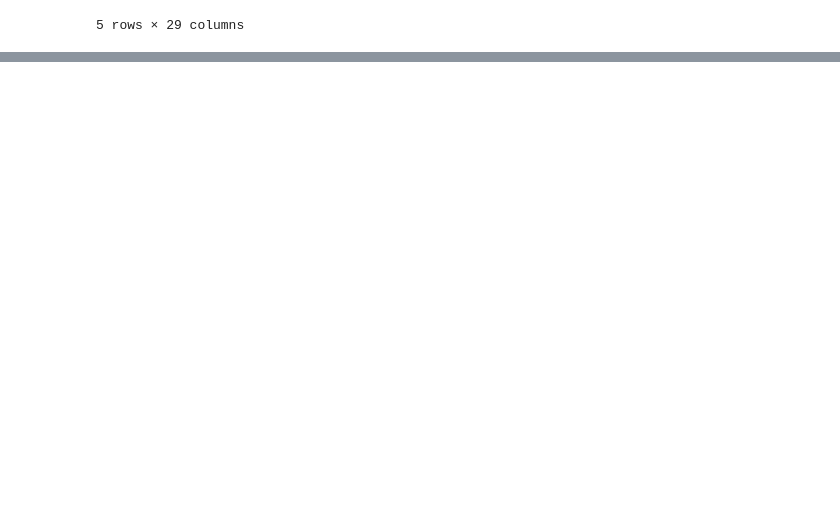
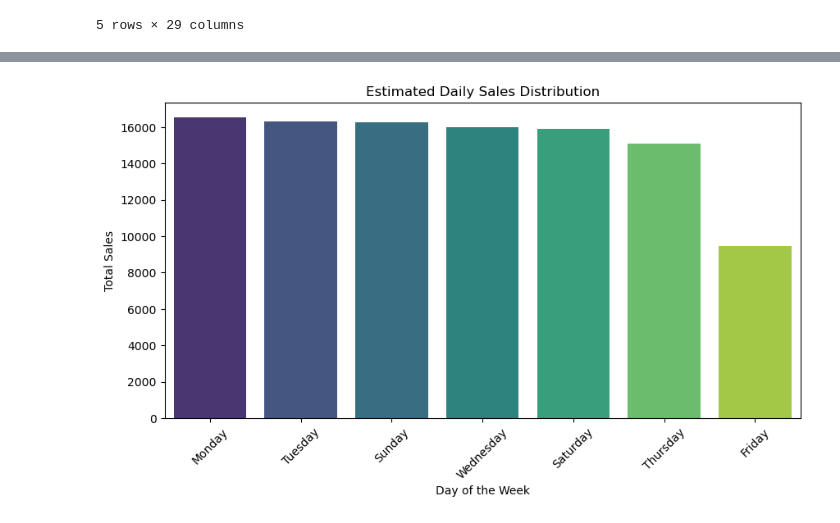
Before and after one commit to AmiinGholami/Basalam, a Jupyter notebook: Project.ipynb, the cells around one changed output, grey strips where cells are left out. Drawn from its saved outputs; the diff is of its cells as text; code cells hidden in the pictures; blank space fills up the shorter version.

```diff
--- a/Project.ipynb
+++ b/Project.ipynb
@@ -163,0 +268,10 @@ df_products_light.head()
+# %%
+df_products_light["sales_count_week"] = df_products_light["sales_count_week"].fillna(0)
+daily_sales_estimate = {}
+
+for day, weight in reviews_per_day.items():
+    daily_sales_estimate[day] = df_products_light["sales_count_week"] * weight
+
+df_daily_sales = pd.DataFrame(daily_sales_estimate)
+df_daily_sales["name"] = df_products_light["name"]
+df_daily_sales["price"] = df_products_light["price"]
@@ -163,0 +294,3 @@ df_products_light.head()
+# %%
+total_sales_per_day = df_daily_sales.drop(columns=["name","price"]).sum()
+print(total_sales_per_day)
@@ -163,0 +306,10 @@ df_products_light.head()
+# %%
+plt.figure(figsize=(10, 5))
+sns.barplot(x=total_sales_per_day.index, y=total_sales_per_day.values, palette="viridis")
+plt.xlabel("Day of the Week")
+plt.ylabel("Total Sales")
+plt.title("Estimated Daily Sales Distribution")
+plt.xticks(rotation=45)
+plt.show()
+# %% [output]
+[figure, added]
```
Also changed, not shown: parts of 23 cells of this notebook.
